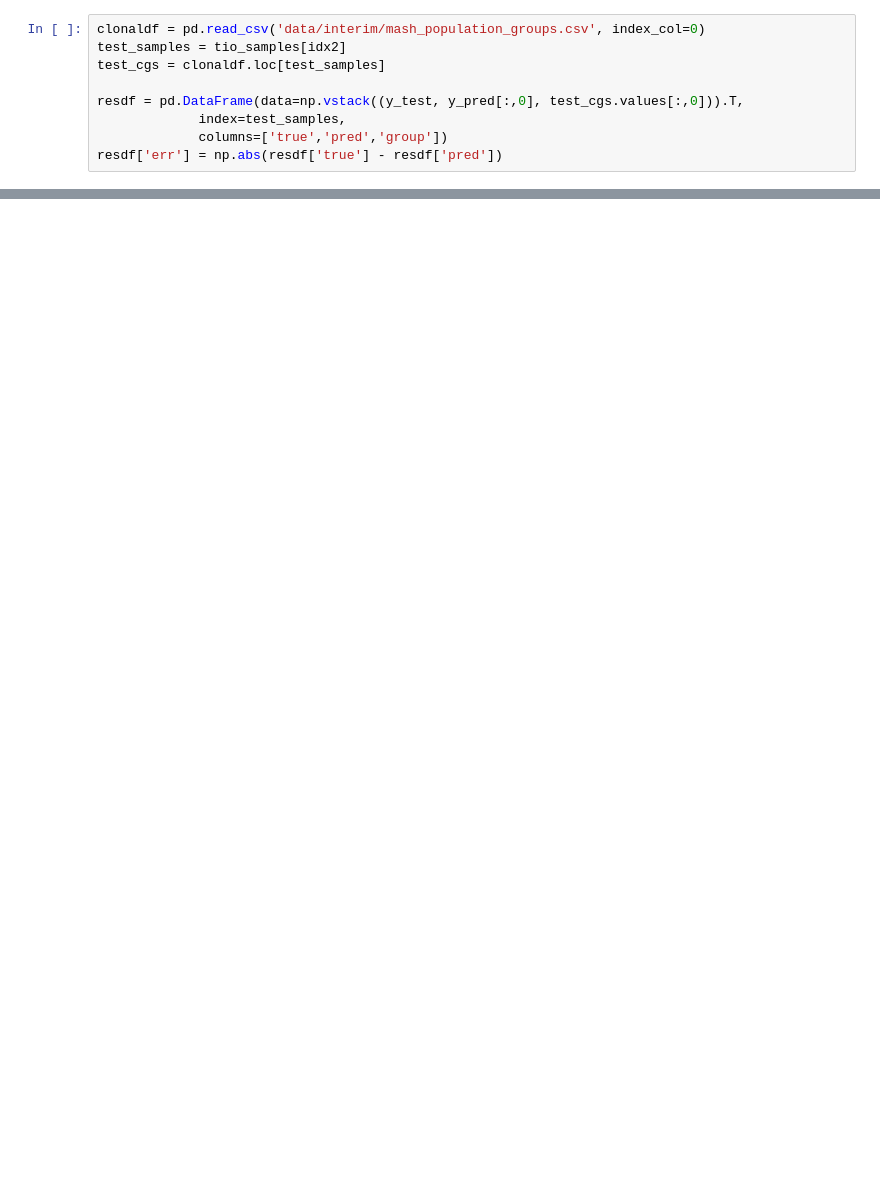
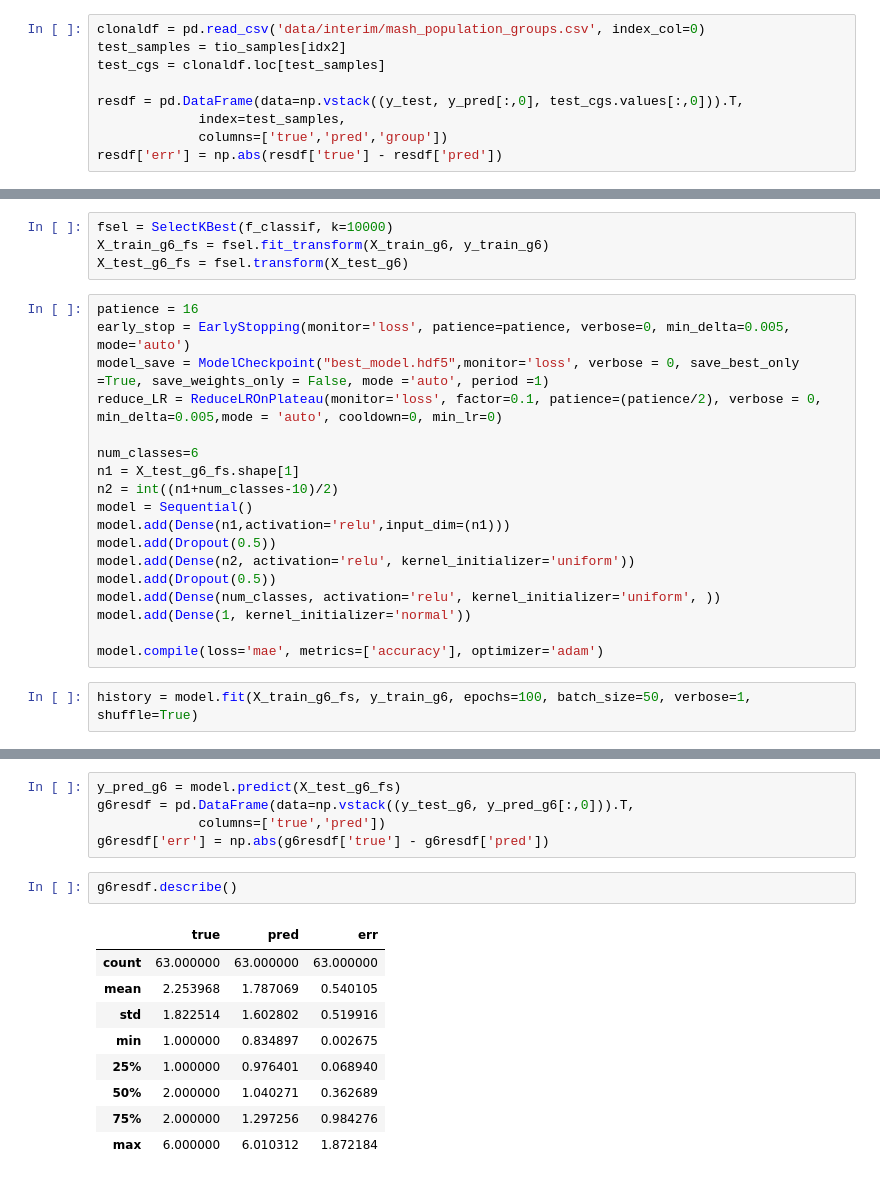
Before and after one commit to superphy/phenores, a Jupyter notebook: notebooks/7.5-mwhitesi-clonalgroup-averaging_ann.ipynb, the cells around one changed output, grey strips where cells are left out. Cells and saved outputs as stored; diff of their text form; blank space fills up the shorter version.

```diff
--- a/notebooks/7.5-mwhitesi-clonalgroup-averaging_ann.ipynb
+++ b/notebooks/7.5-mwhitesi-clonalgroup-averaging_ann.ipynb
@@ -147,0 +210,24 @@ y_test.shape
+# %%
+fsel = SelectKBest(f_classif, k=10000)
+X_train_g6_fs = fsel.fit_transform(X_train_g6, y_train_g6)
+X_test_g6_fs = fsel.transform(X_test_g6)
+# %%
+patience = 16
+early_stop = EarlyStopping(monitor='loss', patience=patience, verbose=0, min_delta=0.005, mode='auto')
+model_save = ModelCheckpoint("best_model.hdf5",monitor='loss', verbose = 0, save_best_only =True, save_weights_only = False, mode ='auto', period =1)
+reduce_LR = ReduceLROnPlateau(monitor='loss', factor=0.1, patience=(patience/2), verbose = 0, min_delta=0.005,mode = 'auto', cooldown=0, min_lr=0)
+
+num_classes=6
+n1 = X_test_g6_fs.shape[1]
+n2 = int((n1+num_classes-10)/2)
+model = Sequential()
+model.add(Dense(n1,activation='relu',input_dim=(n1)))
+model.add(Dropout(0.5))
+model.add(Dense(n2, activation='relu', kernel_initializer='uniform'))
+model.add(Dropout(0.5))
+model.add(Dense(num_classes, activation='relu', kernel_initializer='uniform', ))
+model.add(Dense(1, kernel_initializer='normal'))
+
+model.compile(loss='mae', metrics=['accuracy'], optimizer='adam')
+# %%
+history = model.fit(X_train_g6_fs, y_train_g6, epochs=100, batch_size=50, verbose=1, shuffle=True)
@@ -147,0 +252,17 @@ y_test.shape
+# %%
+y_pred_g6 = model.predict(X_test_g6_fs)
+g6resdf = pd.DataFrame(data=np.vstack((y_test_g6, y_pred_g6[:,0])).T,
+             columns=['true','pred'])
+g6resdf['err'] = np.abs(g6resdf['true'] - g6resdf['pred'])
+# %%
+g6resdf.describe()
+# %% [output]
+|  | true | pred | err |
+| count | 63.000000 | 63.000000 | 63.000000 |
+| mean | 2.253968 | 1.787069 | 0.540105 |
+| std | 1.822514 | 1.602802 | 0.519916 |
+| min | 1.000000 | 0.834897 | 0.002675 |
+| 25% | 1.000000 | 0.976401 | 0.068940 |
+| 50% | 2.000000 | 1.040271 | 0.362689 |
+| 75% | 2.000000 | 1.297256 | 0.984276 |
+| max | 6.000000 | 6.010312 | 1.872184 |
```
Also changed, not shown: parts of 18 cells of this notebook, 3 other files.
